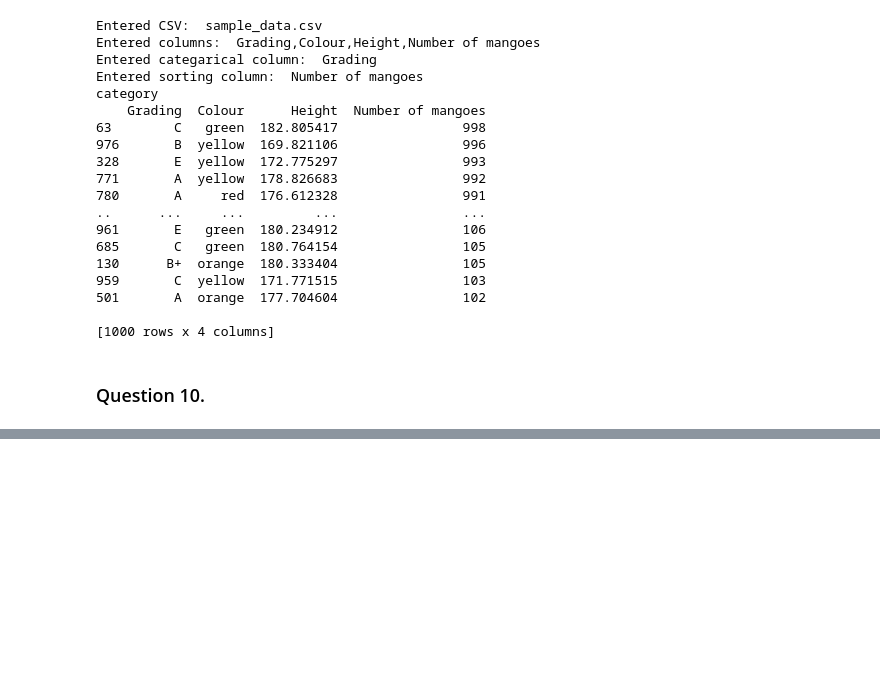
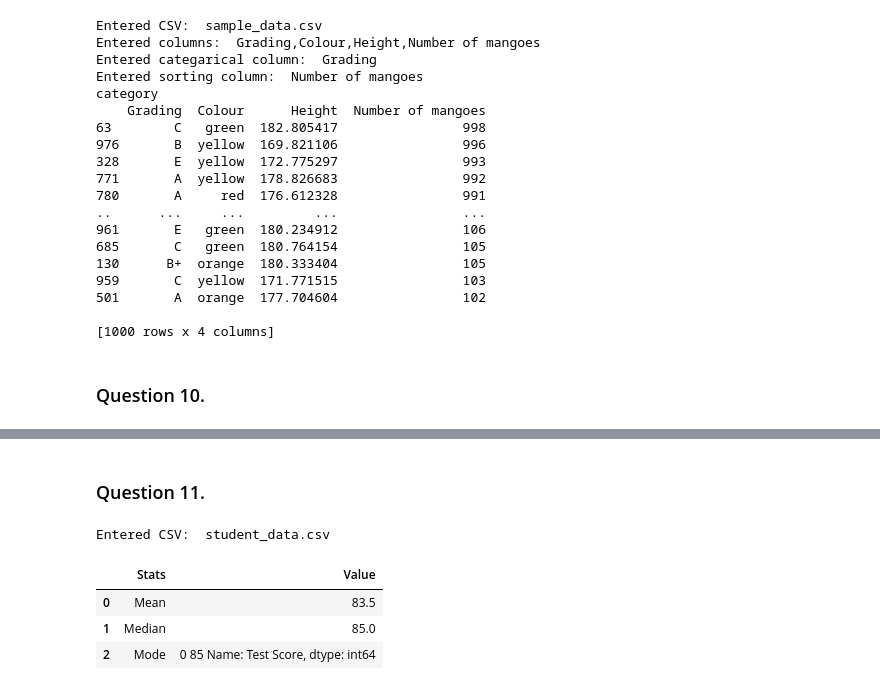
Before and after one commit to Madhu003/Data-Science-Learning, a Jupyter notebook: Pandas Adv2.ipynb, the cells around one changed output, grey strips where cells are left out. Cells and saved outputs as stored; diff of their text form; code cells hidden in the pictures; blank space fills up the shorter version.

Commit message:
question 11 done

```diff
--- a/Pandas Adv2.ipynb
+++ b/Pandas Adv2.ipynb
@@ -255,0 +270,20 @@ pi
+# %% [markdown]
+### Question 11.
+# %%
+file_path = input("Enter file path: ")  # student_data.csv
+print("Entered CSV: ", file_path)
+
+df11 = pd.read_csv(file_path)
+
+df111 = pd.DataFrame({
+    "Stats": ["Mean", "Median", "Mode"],
+    "Value": [df11["Test Score"].mean(), df11["Test Score"].median(), df11["Test Score"].mode()]
+})
+
+df111
+# %% [output]
+Entered CSV:  student_data.csv
+|  | Stats | Value |
+| 0 | Mean | 83.5 |
+| 1 | Median | 85.0 |
+| 2 | Mode | 0 85 Name: Test Score, dtype: int64 |
```
Also changed, not shown: parts of 3 cells of this notebook, 1 other file.
